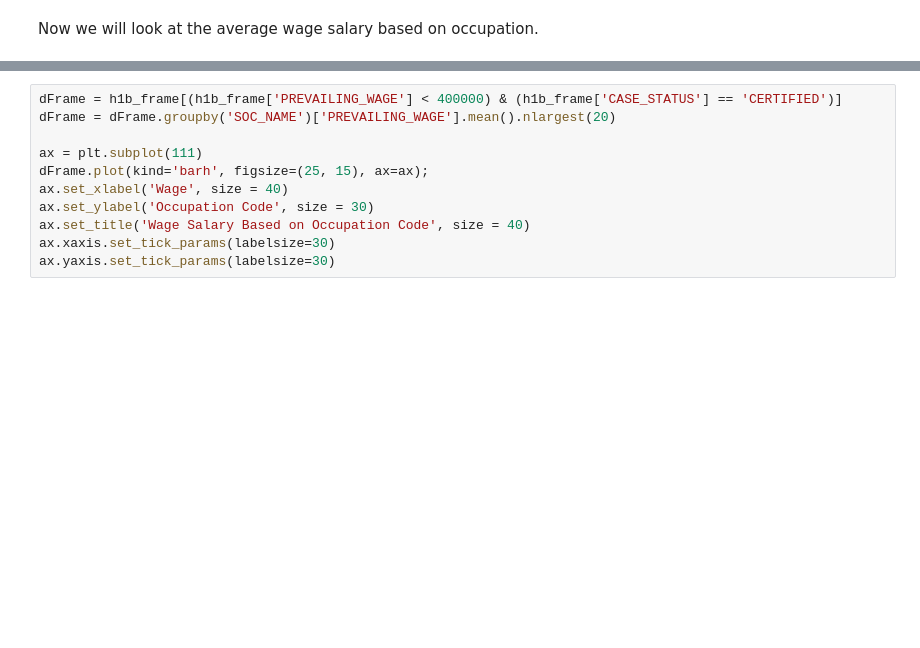
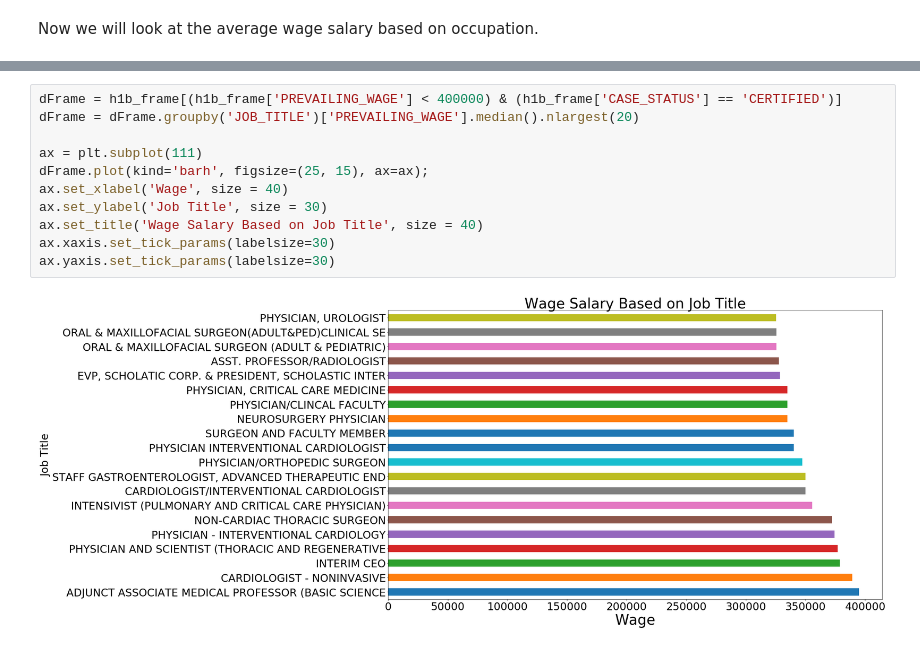
Before and after one commit to hirad-p/h1b-analysis, a Jupyter notebook: analysis.ipynb, the cells around one changed output, grey strips where cells are left out. Cells and saved outputs as stored; diff of their text form; blank space fills up the shorter version.

Commit message:
wage graphs

```diff
--- a/analysis.ipynb
+++ b/analysis.ipynb
@@ -490,11 +533,13 @@ Now we will look at the average wage salary based on occupation.
 # %%
 dFrame = h1b_frame[(h1b_frame['PREVAILING_WAGE'] < 400000) & (h1b_frame['CASE_STATUS'] == 'CERTIFIED')]
-dFrame = dFrame.groupby('SOC_NAME')['PREVAILING_WAGE'].mean().nlargest(20)
+dFrame = dFrame.groupby('JOB_TITLE')['PREVAILING_WAGE'].median().nlargest(20)
 
 ax = plt.subplot(111)
 dFrame.plot(kind='barh', figsize=(25, 15), ax=ax);
 ax.set_xlabel('Wage', size = 40)
-ax.set_ylabel('Occupation Code', size = 30)
-ax.set_title('Wage Salary Based on Occupation Code', size = 40)
+ax.set_ylabel('Job Title', size = 30)
+ax.set_title('Wage Salary Based on Job Title', size = 40)
 ax.xaxis.set_tick_params(labelsize=30)
 ax.yaxis.set_tick_params(labelsize=30)
+# %% [output]
+[figure, added]
```
Also changed, not shown: parts of 12 cells of this notebook.
